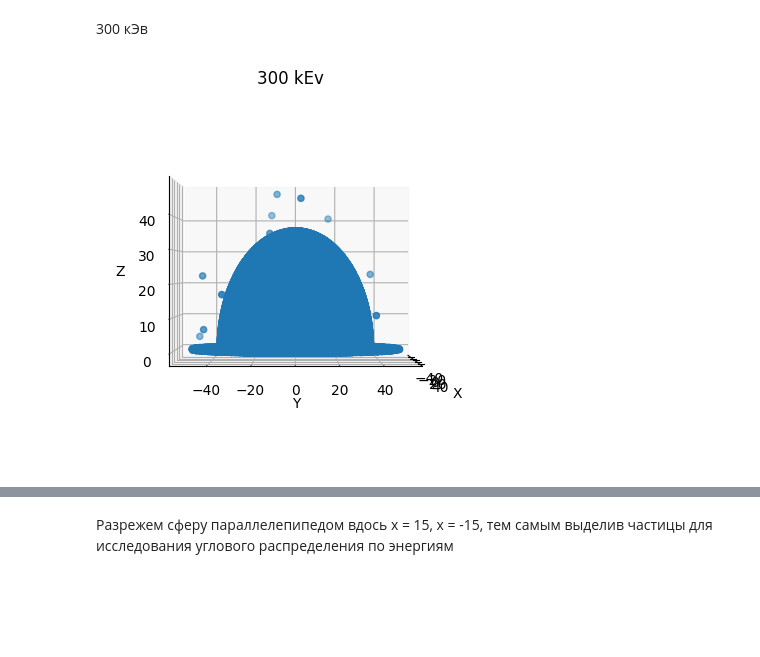
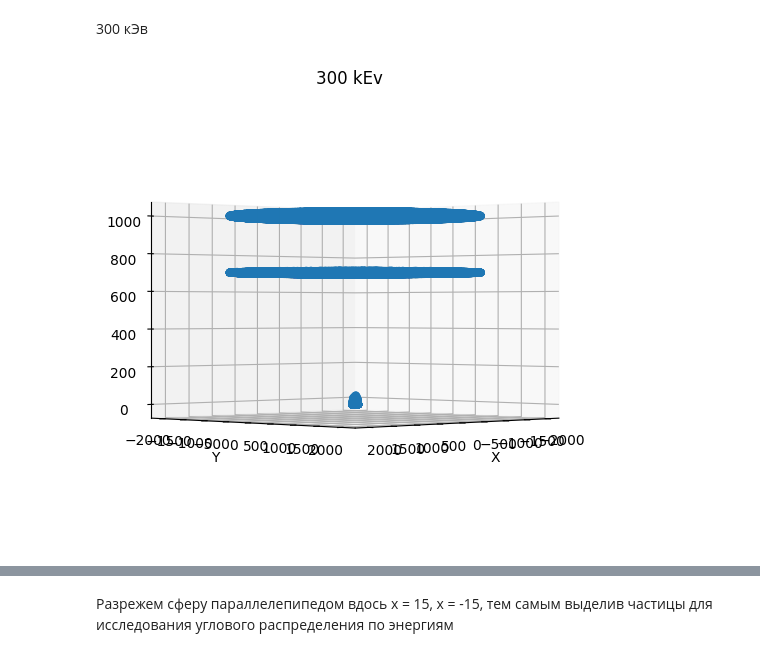
Before and after one commit to Egisess/Geant4-Cyclotron-electron-accelerator, a Jupyter notebook: curs_research.ipynb, the cells around one changed output, grey strips where cells are left out. Saved outputs shown, nothing was run; the diff lists cells and outputs as text; code cells hidden in the pictures; blank space fills up the shorter version.

```diff
--- a/curs_research.ipynb
+++ b/curs_research.ipynb
@@ -29,6 +35,6 @@ memory usage: 1.8+ MB
 # %%
-kev300 = pd.read_csv('300kev 100mil.txt', sep=" ", header=None)
-kev300.columns = ['trackNum', 'x', 'y', 'z', 'kinEn', 'IsFirstStepInVolume', 'particleName']
+kev300 = pd.read_csv('output_files/300kev_output_big.txt', sep=" ", header=None)
+kev300.columns = ['trackNum', 'x', 'y', 'z', 'kinEn', 'IsFirstStepInVolume', 'particleName', 'volumeName', 'dose']
 kev300.info()
 # %% [output]
 <class 'pandas.core.frame.DataFrame'>
@@ -62,6 +72,6 @@ particleName           15629
 dtype: int64
 # %%
-kev300['z'] = kev300['z'] - 50
+kev300['z'] = kev300['z'] - 80
 kev300 = kev300[(kev300['IsFirstStepInVolume'] == 1) & (kev300['particleName'] == 'gamma')]
 kev300.count()
 # %% [output]
@@ -118,14 +166,15 @@ plt.show()
 # %% [markdown]
 300 кЭв
 # %%
-fig = plt.figure()
+fig = plt.figure(figsize=(5, 5))
 ax = fig.add_subplot(projection='3d')
 ax.scatter(kev300['x'], kev300['y'], kev300['z'])
 ax.set_xlabel('X')
 ax.set_ylabel('Y')
 ax.set_zlabel('Z')
 ax.set_title("300 kEv")
-ax.view_init(elev=0, azim=0, roll=0)
+ax.view_init(elev=0, azim=45, roll=0)
+plt.tight_layout()
 plt.show()
 # %% [output]
-[figure, old version]
+[figure, new version]
```
Also changed, not shown: parts of 40 cells of this notebook, 12 other files.
